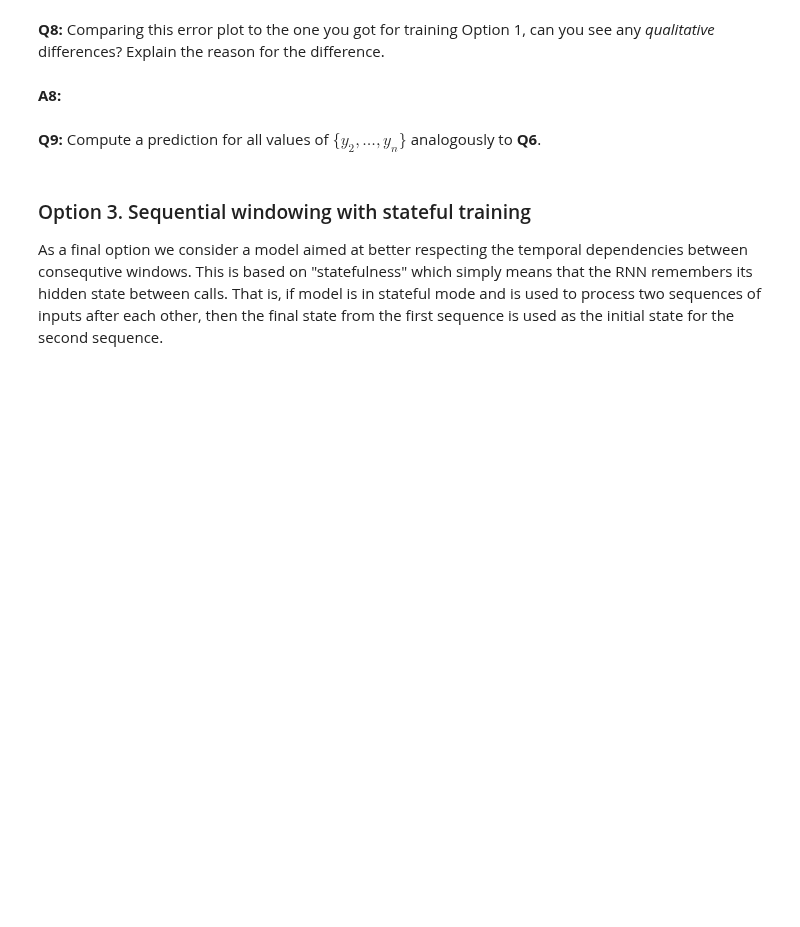
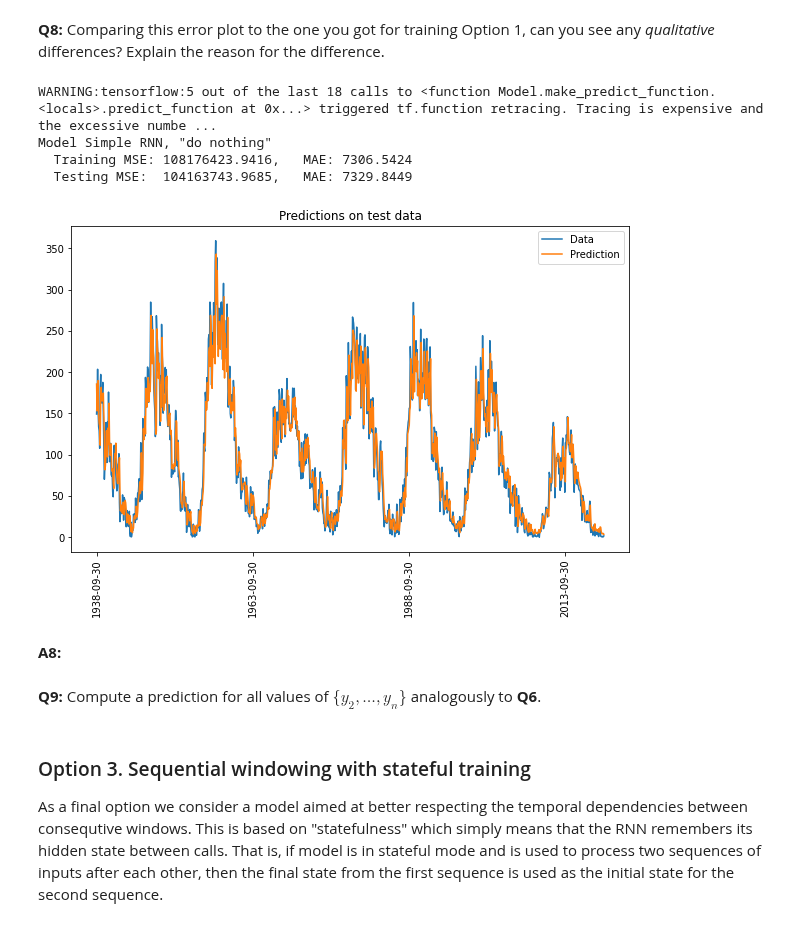
Before and after one commit to jrakhshanda/Time-Series-Sequence-Learning, a Jupyter notebook: tssl_lab4.ipynb, the cells around one changed output. Cells and saved outputs as stored; diff of their text form; code cells hidden in the pictures; blank space fills up the shorter version.

```diff
--- a/tssl_lab4.ipynb
+++ b/tssl_lab4.ipynb
@@ -344,5 +326,18 @@ plot_history(history, start_at)
 # %% [markdown]
 **Q8:** Comparing this error plot to the one you got for training Option 1, can you see any _qualitative_ differences? Explain the reason for the difference.
+# %%
+y_pred2 = model2.predict(data).flatten() +  y[:-1]
+# Plot prediction
+plot_prediction(y_pred2)
+
+# Evaluate MSE and MAE (both training and test data)
+evalutate_performance(y_pred2, y[1:], ntrain-1, name='Simple RNN, "do nothing"')
+# %% [output]
+WARNING:tensorflow:5 out of the last 18 calls to <function Model.make_predict_function.<locals>.predict_function at 0x...> triggered tf.function retracing. Tracing is expensive and the excessive numbe ...
+Model Simple RNN, "do nothing"
+  Training MSE: 108176423.9416,   MAE: 7306.5424
+  Testing MSE:  104163743.9685,   MAE: 7329.8449
+[figure, added]
 # %% [markdown]
 **A8:**
 # %% [markdown]
```
Also changed, not shown: parts of 6 cells of this notebook.
